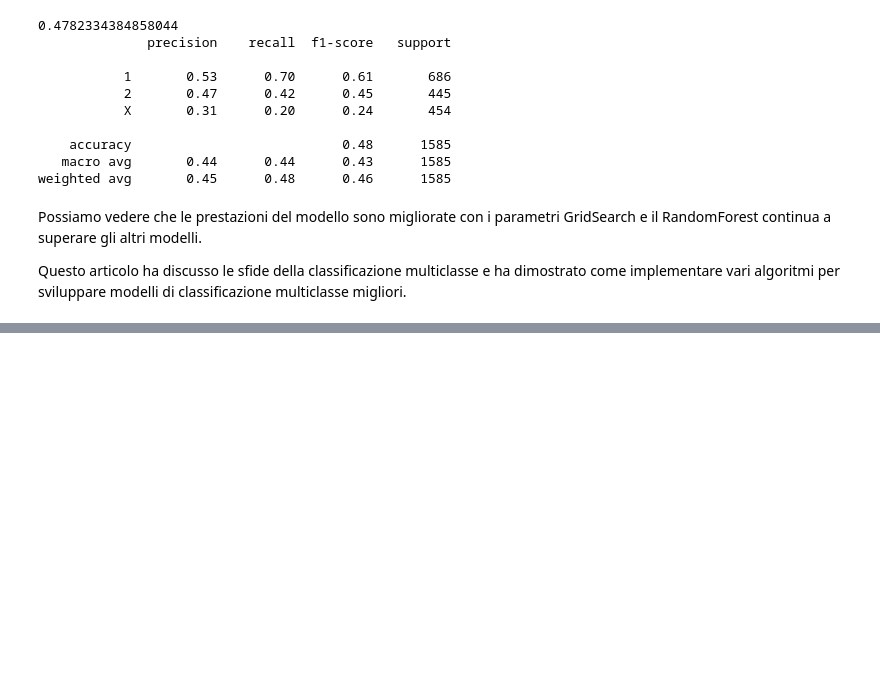
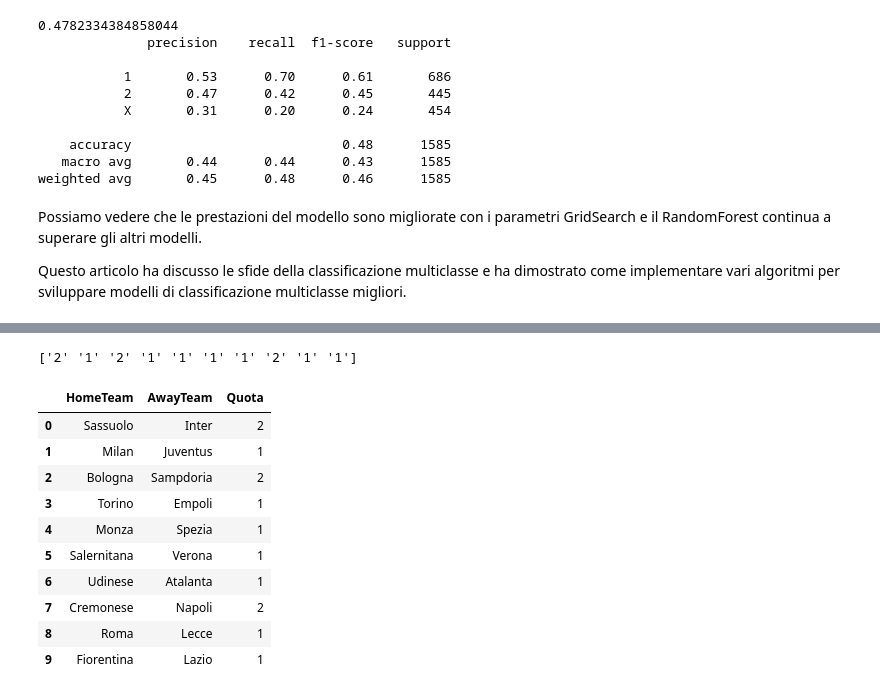
Before and after one commit to MattiaGatto/football-match-betting-predictions, a Jupyter notebook: prediction_result_of_football_match.ipynb, the cells around one changed output, grey strips where cells are left out. Drawn from its saved outputs; the diff is of its cells as text; code cells hidden in the pictures; blank space fills up the shorter version.

```diff
--- a/prediction_result_of_football_match.ipynb
+++ b/prediction_result_of_football_match.ipynb
@@ -1201 +1333,13 @@ final_model=ovr_RandomForest
+# %%
+
+ds_pred={'Sassuolo - Inter':{'ora':'15:00','data':'08/10/2022'}
+         ,'Milan - Juventus':{'ora':'18:00','data':'08/10/2022'}
+         ,'Bologna - Sampdoria':{'ora':'20:45' ,'data':'08/10/2022'}
+         ,'Torino - Empoli':{'ora':'12:30','data':'09/10/2022'}
+         ,'Monza - Spezia':{'ora':'15:00','data':'09/10/2022'}
+         ,'Salernitana - Verona':{'ora':'15:00','data':'09/10/2022'}
+         ,'Udinese - Atalanta':{'ora':'15:00','data':'09/10/2022'}
+         ,'Cremonese - Napoli':{'ora':'18:00','data':'09/10/2022'}
+         ,'Roma - Lecce':{'ora':'20:45','data':'09/10/2022'}
+         ,'Fiorentina - Lazio':{'ora':'20:45','data':'10/10/2022'}}
 # %%
@@ -1202,0 +1402,19 @@ new=new[["Date","HomeTeam","AwayTeam","B365H","B365D","B365A","BWH","BWD","BWA",
+# %%
+new_pred_ds_scaler=pd.DataFrame(scaler.transform(new_pred_ds))
+new_pred_ds_scaler_pred=final_model.predict(new_pred_ds_scaler)
+print(new_pred_ds_scaler_pred)
+new_pred_ds_valid['Quota']=new_pred_ds_scaler_pred
+new_pred_ds_valid
+# %% [output]
+['2' '1' '2' '1' '1' '1' '1' '2' '1' '1']
+|  | HomeTeam | AwayTeam | Quota |
+| 0 | Sassuolo | Inter | 2 |
+| 1 | Milan | Juventus | 1 |
+| 2 | Bologna | Sampdoria | 2 |
+| 3 | Torino | Empoli | 1 |
+| 4 | Monza | Spezia | 1 |
+| 5 | Salernitana | Verona | 1 |
+| 6 | Udinese | Atalanta | 1 |
+| 7 | Cremonese | Napoli | 2 |
+| 8 | Roma | Lecce | 1 |
+| 9 | Fiorentina | Lazio | 1 |
```
Also changed, not shown: parts of 31 cells of this notebook.
